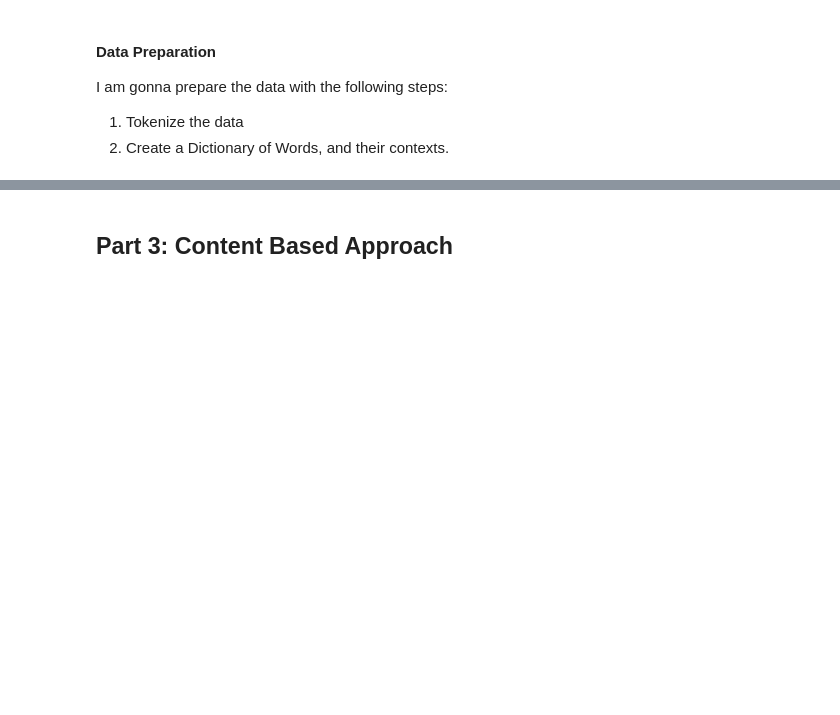
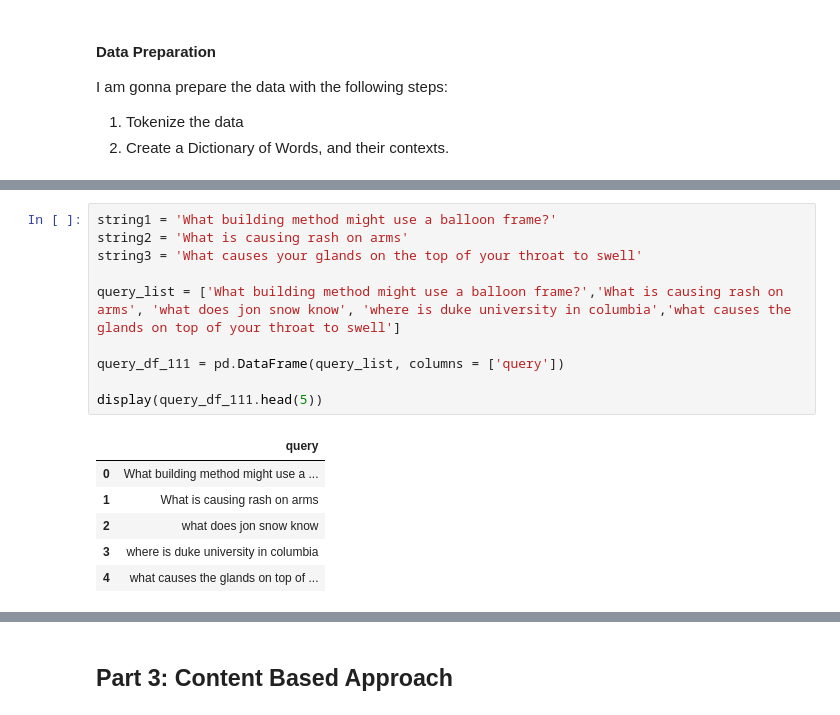
Before and after one commit to Shivanshu17/Neural-Search-Engine, a Jupyter notebook: Search_AutoComplete/search-autocomplete.ipynb, the cells around one changed output, grey strips where cells are left out. Cells and saved outputs as stored; diff of their text form; blank space fills up the shorter version.

```diff
--- a/Search_AutoComplete/search-autocomplete.ipynb
+++ b/Search_AutoComplete/search-autocomplete.ipynb
@@ -760,0 +832,17 @@ return words
+# %%
+string1 = 'What building method might use a balloon frame?'
+string2 = 'What is causing rash on arms'
+string3 = 'What causes your glands on the top of your throat to swell'
+
+query_list = ['What building method might use a balloon frame?','What is causing rash on arms', 'what does jon snow know', 'where is duke university in columbia','what causes the glands on top of your throat to swell']
+
+query_df_111 = pd.DataFrame(query_list, columns = ['query'])
+
+display(query_df_111.head(5))
+# %% [output]
+|  | query |
+| 0 | What building method might use a ... |
+| 1 | What is causing rash on arms |
+| 2 | what does jon snow know |
+| 3 | where is duke university in columbia |
+| 4 | what causes the glands on top of ... |
```
Also changed, not shown: parts of 14 cells of this notebook.
